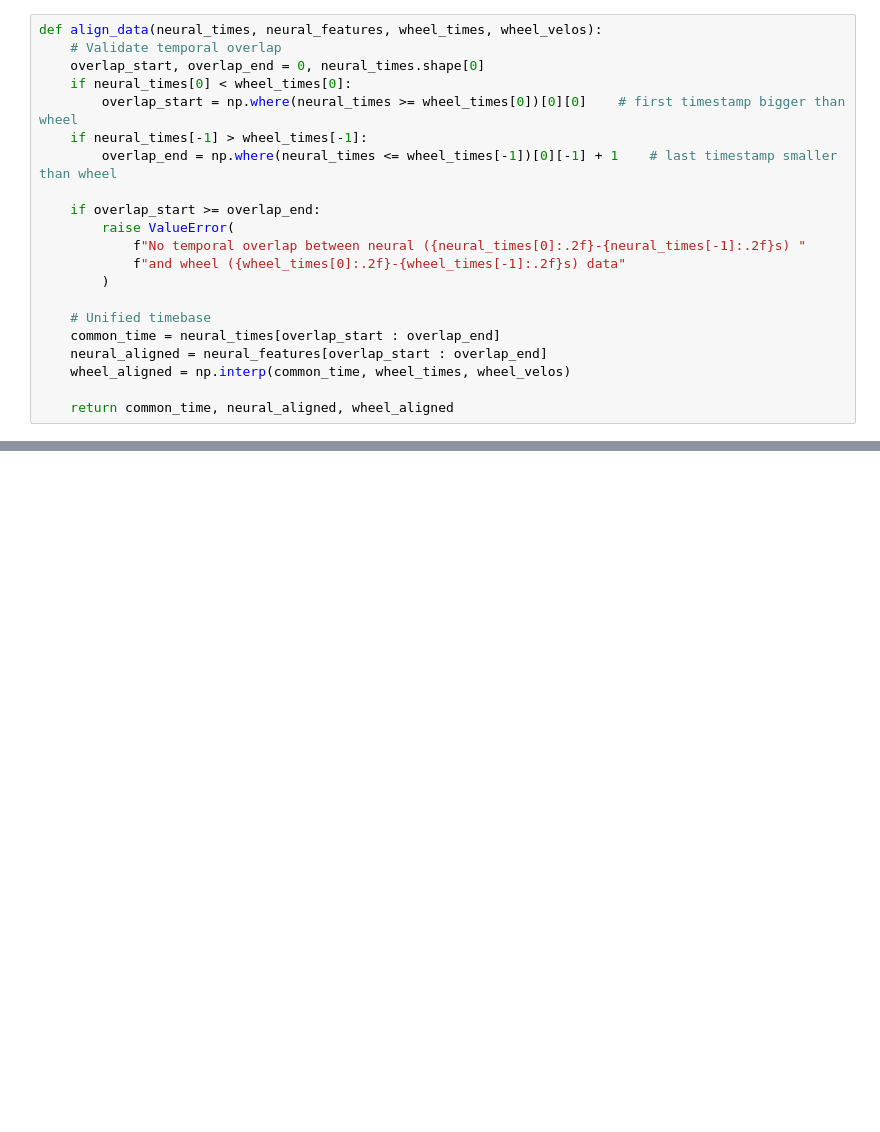
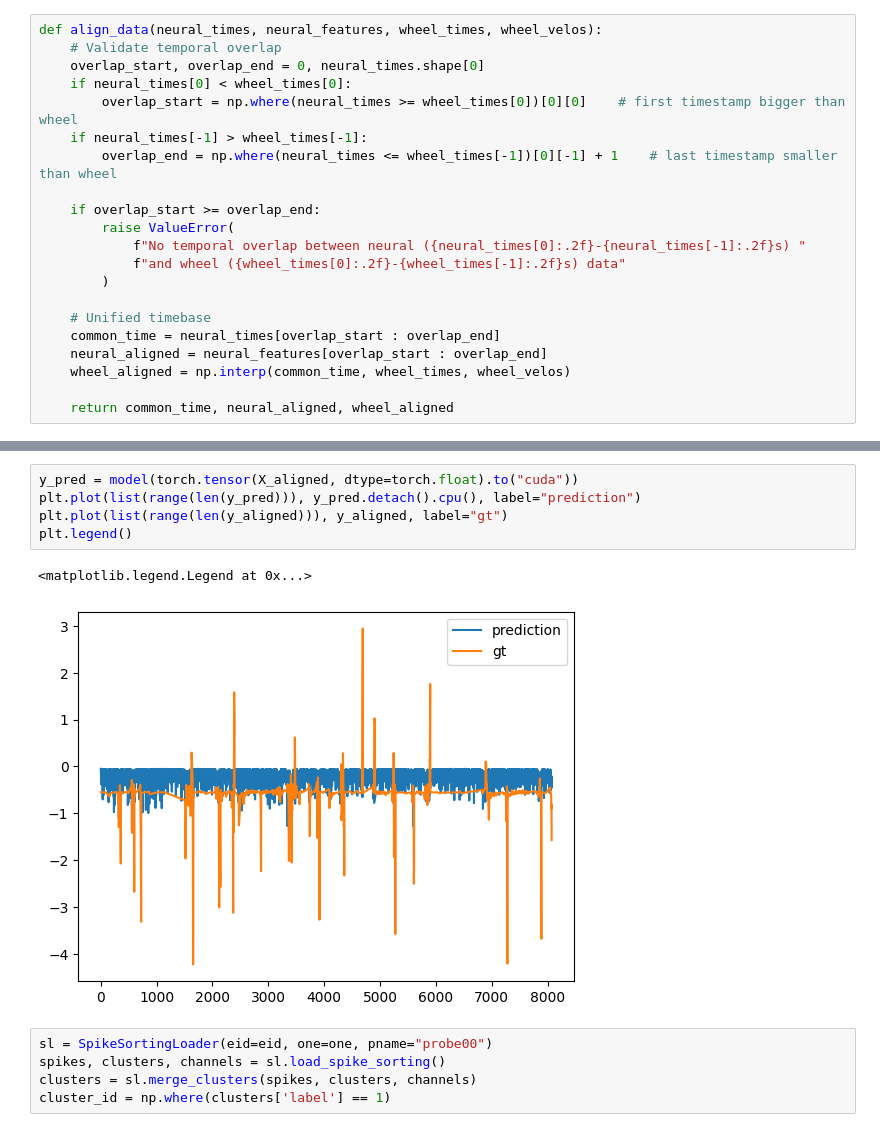
Before and after one commit to Idanlau/density_decoding, a Jupyter notebook: spike_sorted_decoder/neural-decoding-main/BehaviourDecodingWithSpikeSortedData.ipynb, the cells around one changed output, grey strips where cells are left out. Drawn from its saved outputs; the diff is of its cells as text; blank space fills up the shorter version.

```diff
--- a/spike_sorted_decoder/neural-decoding-main/BehaviourDecodingWithSpikeSortedData.ipynb
+++ b/spike_sorted_decoder/neural-decoding-main/BehaviourDecodingWithSpikeSortedData.ipynb
@@ -335,0 +252,13 @@ plt.errorbar(np.arange(len(fr_mean)), fr_mean, fr_std, linestyle="None", marker=
+# %%
+y_pred = model(torch.tensor(X_aligned, dtype=torch.float).to("cuda"))
+plt.plot(list(range(len(y_pred))), y_pred.detach().cpu(), label="prediction")
+plt.plot(list(range(len(y_aligned))), y_aligned, label="gt")
+plt.legend()
+# %% [output]
+<matplotlib.legend.Legend at 0x...>
+[figure, added]
+# %%
+sl = SpikeSortingLoader(eid=eid, one=one, pname="probe00")
+spikes, clusters, channels = sl.load_spike_sorting()
+clusters = sl.merge_clusters(spikes, clusters, channels)
+cluster_id = np.where(clusters['label'] == 1)
```
Also changed, not shown: parts of 11 cells of this notebook.
